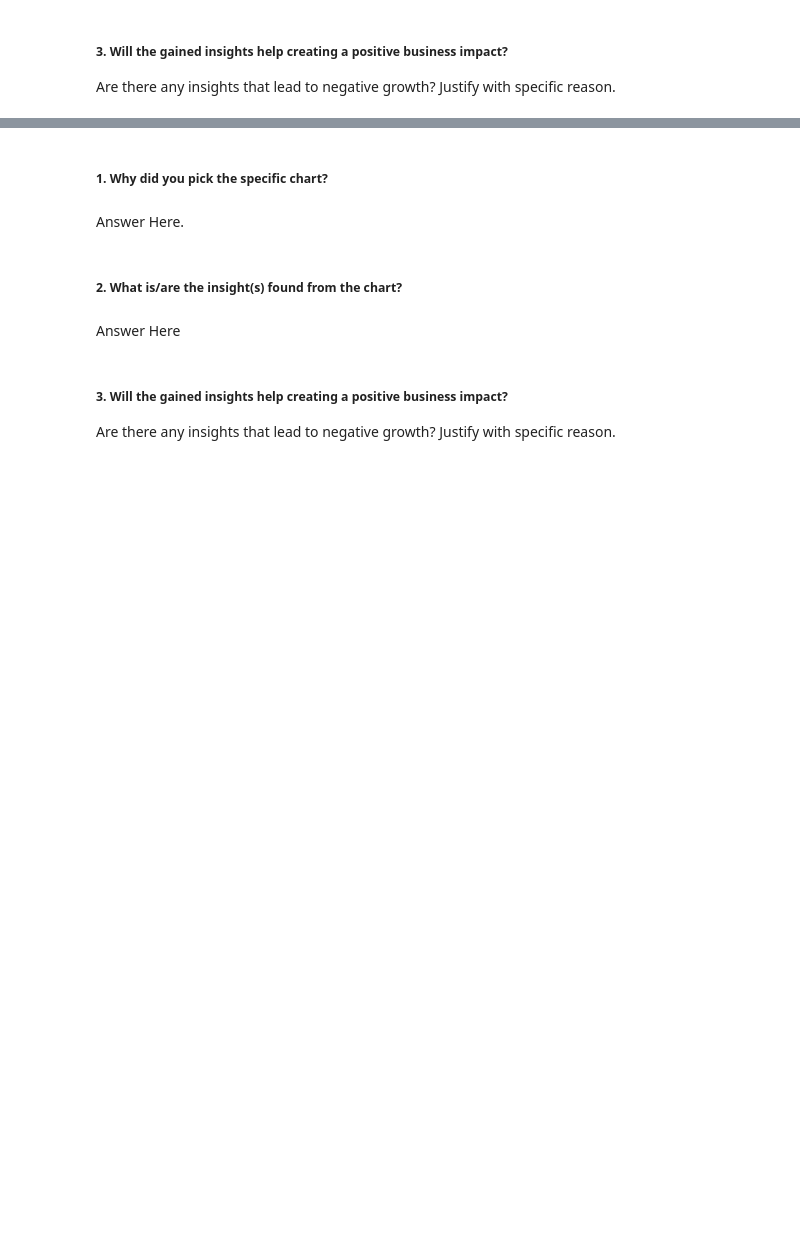
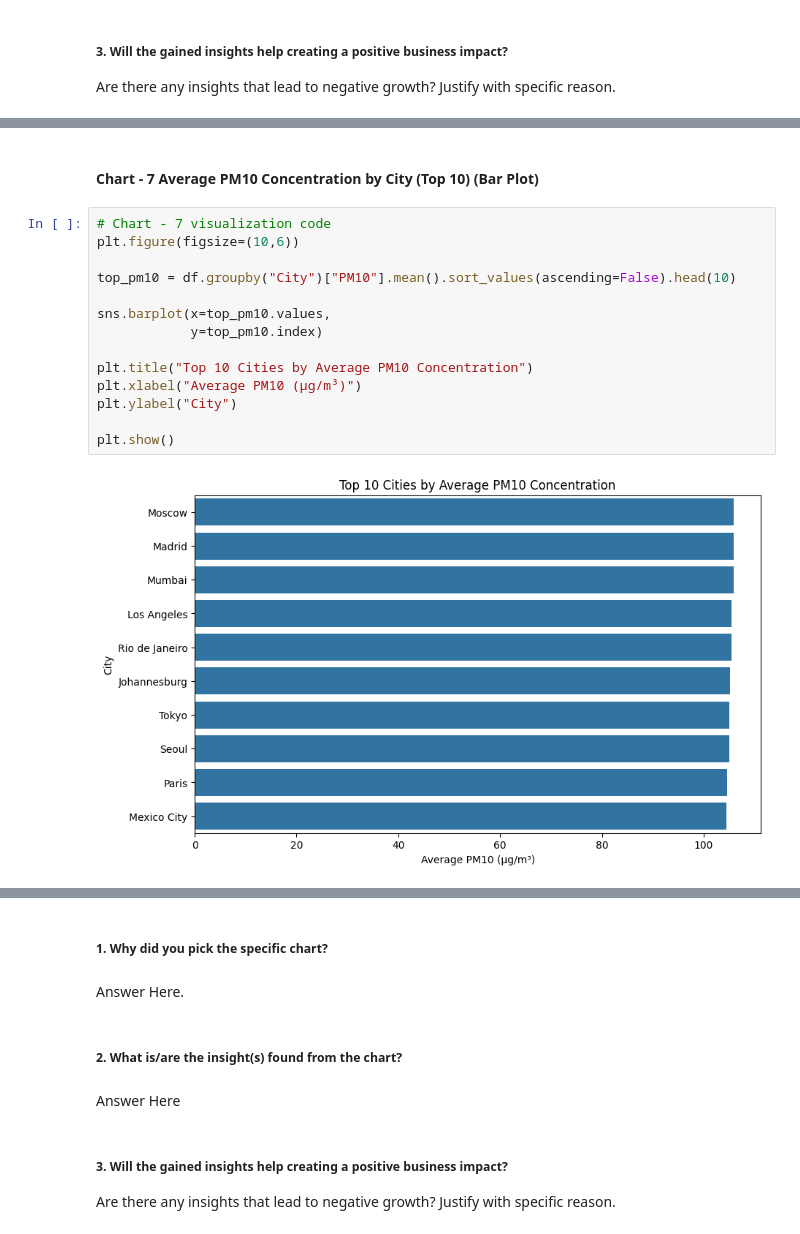
Before and after one commit to naunyalpragya/globalairquality, a Jupyter notebook: pragyanaunyal_Template.ipynb, the cells around one changed output, grey strips where cells are left out. Drawn from its saved outputs; the diff is of its cells as text; blank space fills up the shorter version.

```diff
--- a/pragyanaunyal_Template.ipynb
+++ b/pragyanaunyal_Template.ipynb
@@ -435,0 +519,18 @@ Answer Here
+# %% [markdown]
+#### Chart - 7 Average PM10 Concentration by City (Top 10) (Bar Plot)
+# %%
+# Chart - 7 visualization code
+plt.figure(figsize=(10,6))
+
+top_pm10 = df.groupby("City")["PM10"].mean().sort_values(ascending=False).head(10)
+
+sns.barplot(x=top_pm10.values,
+            y=top_pm10.index)
+
+plt.title("Top 10 Cities by Average PM10 Concentration")
+plt.xlabel("Average PM10 (µg/m³)")
+plt.ylabel("City")
+
+plt.show()
+# %% [output]
+[figure, added]
```
Also changed, not shown: parts of 105 cells of this notebook.
